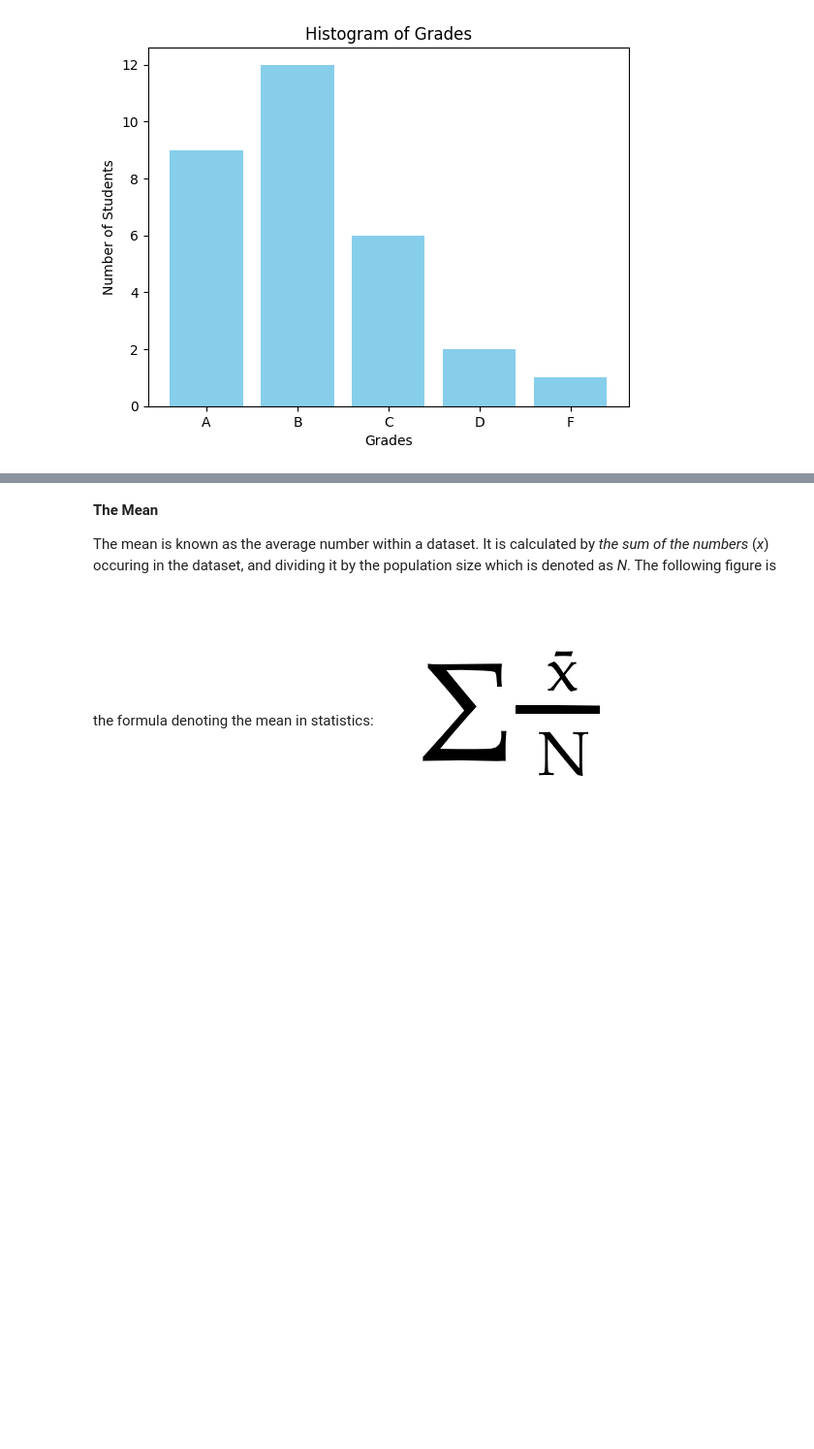
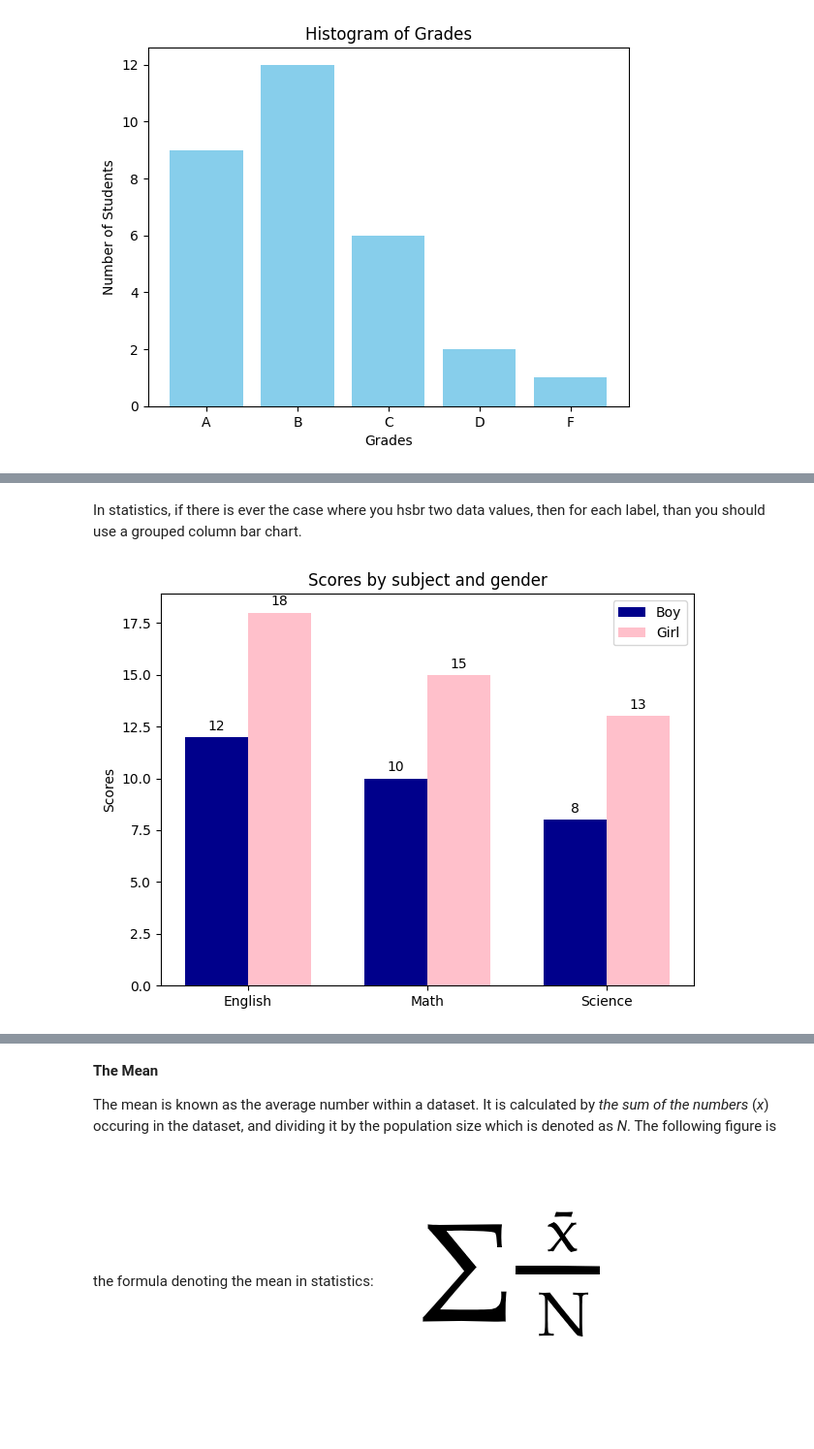
Before and after one commit to KingHikarii/Project-of-Statistical-Analysis, a Jupyter notebook: Project_of_Statistical_Analysis.ipynb, the cells around one changed output, grey strips where cells are left out. Shown at 97% size. Saved outputs shown, nothing was run; the diff lists cells and outputs as text; code cells hidden in the pictures; blank space fills up the shorter version.

```diff
--- a/Project_of_Statistical_Analysis.ipynb
+++ b/Project_of_Statistical_Analysis.ipynb
@@ -127,0 +169,49 @@ The central tendency is a value that will us the typical number within our data.
+# %% [markdown]
+In statistics, if there is ever the case where you hsbr two data values, then for each label, than you should use a grouped column bar chart.
+# %%
+import matplotlib.pyplot as plt
+import pandas as pd
+import numpy as np
+
+# Sample Data
+data = {'Subject': ['Math', 'Math', 'English', 'English', 'Science', 'Science'],
+        'Gender': ['Boy', 'Girl', 'Boy', 'Girl', 'Boy', 'Girl'],
+        'Score': [10, 15, 12, 18, 8, 13]}
+df = pd.DataFrame(data)
+
+# Pivot the data to group by Team and Round
+df_pivot = df.pivot(index='Subject', columns='Gender', values='Score')
+
+# Set the positions of the bars on the x-axis
+x = np.arange(len(df_pivot.index))
+width = 0.35  # Width of the bars
+
+# Create the grouped bar chart
+fig, ax = plt.subplots()
+rects1 = ax.bar(x - width/2, df_pivot['Boy'], width, label='Boy', color = 'darkblue')
+rects2 = ax.bar(x + width/2, df_pivot['Girl'], width, label='Girl', color = 'pink')
+
+# Add some text for labels, title and custom x-axis tick labels, etc.
+ax.set_ylabel('Scores')
+ax.set_title('Scores by subject and gender')
+ax.set_xticks(x)
+ax.set_xticklabels(df_pivot.index)
+ax.legend()
+
+# Function to add labels above the bars
+def autolabel(rects):
+    for rect in rects:
+        height = rect.get_height()
+        ax.annotate('{}'.format(height),
+                    xy=(rect.get_x() + rect.get_width() / 2, height),
+                    xytext=(0, 3),  # 3 points vertical offset
+                    textcoords="offset points",
+                    ha='center', va='bottom')
+
+autolabel(rects1)
+autolabel(rects2)
+
+fig.tight_layout()
+plt.show()
+# %% [output]
+[figure, added]
```
Also changed, not shown: parts of 10 cells of this notebook.
